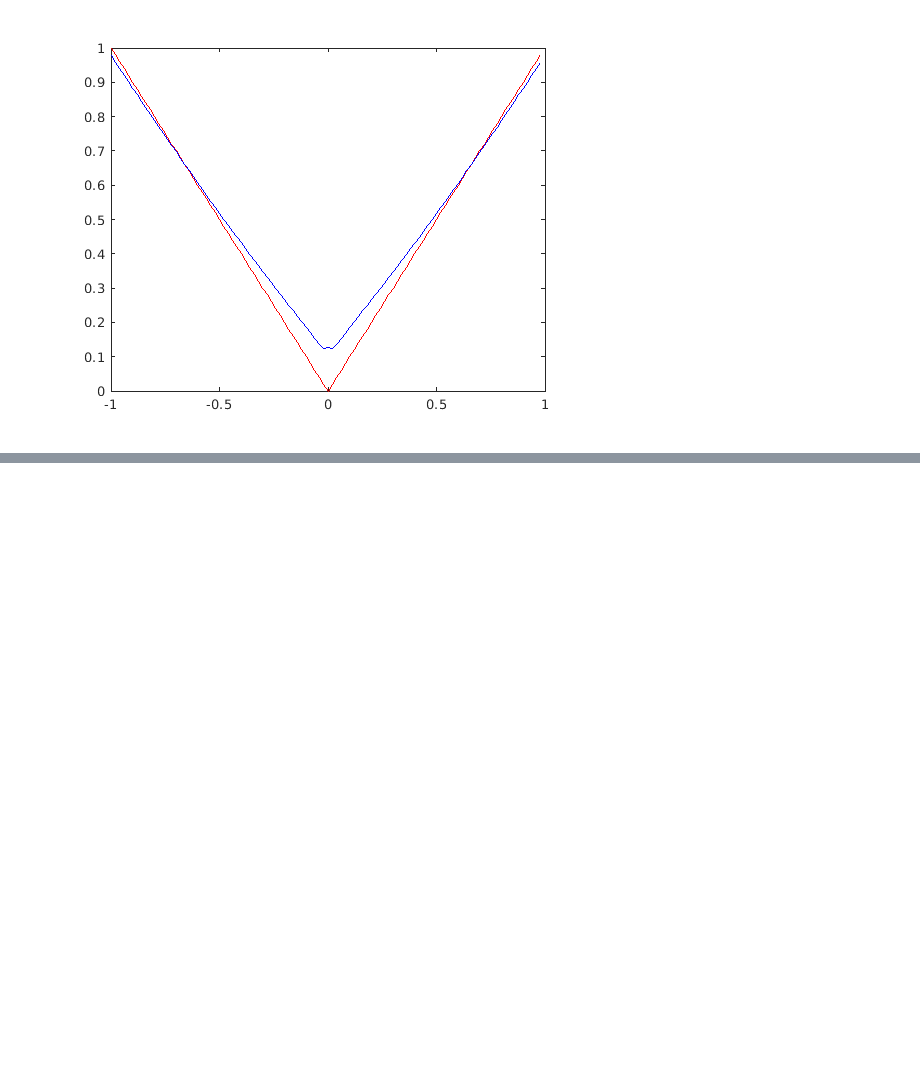
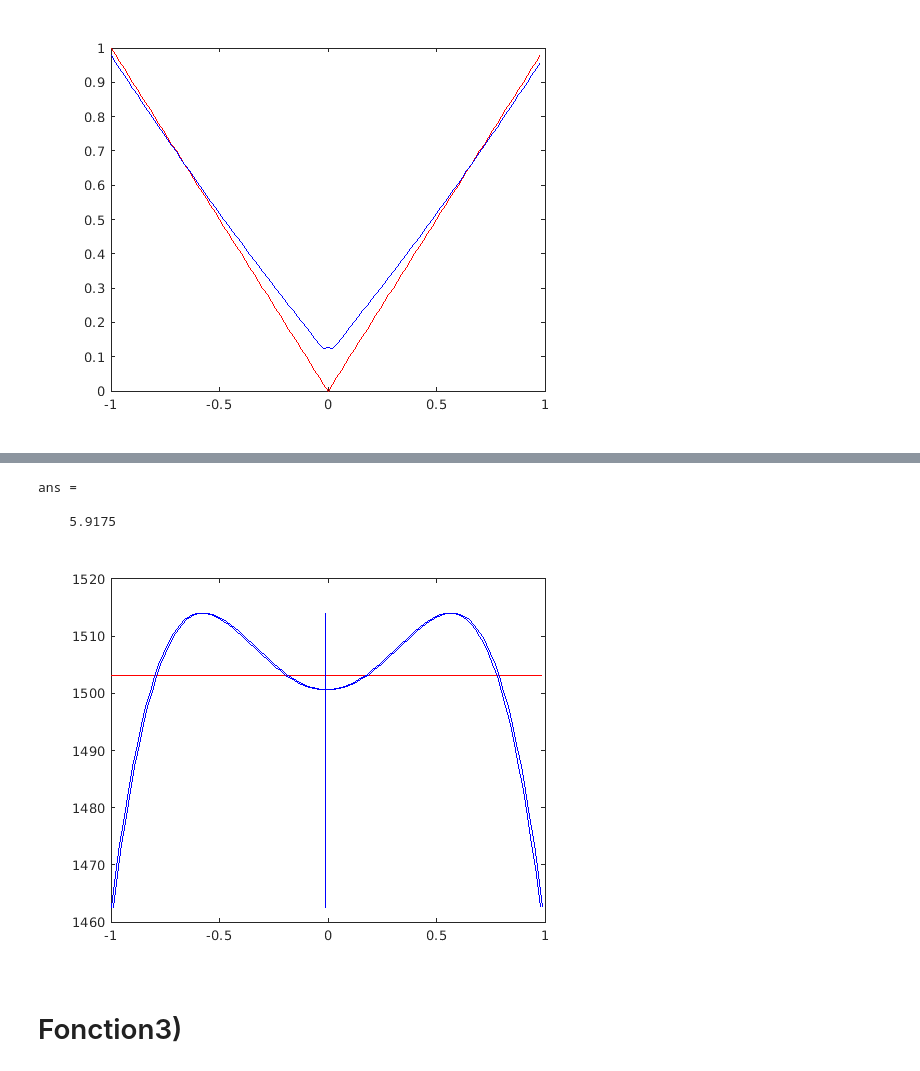
Before and after one commit to akram-elgh/Master-AIDC, a Jupyter notebook: ML/TP2/TP2.ipynb, the cells around one changed output, grey strips where cells are left out. Cells and saved outputs as stored; diff of their text form; code cells hidden in the pictures; blank space fills up the shorter version.

Commit message:
Changement et test des paramètres :   - L'ajout des autres fonctions.   - Modification des noyaux.   - Modification des modèles.

```diff
--- a/ML/TP2/TP2.ipynb
+++ b/ML/TP2/TP2.ipynb
@@ -297,0 +388,18 @@ Warning: Imaginary parts of complex X and/or Y arguments ignored.
+# %%
+min_err = 0;
+opt_omega = zeros(n2, 1);
+min_err = find(err == min(err));
+opt_omega = hist_omega(:, min_err);
+J(opt_omega, y_train)
+y_predit = f(opt_omega);
+plot(X_train, y_train, 'r')
+hold on
+plot(X_train, y_predit, 'b')
+hold off
+# %% [output]
+ans =
+
+    5.9175
+[figure, added]
+# %% [markdown]
+# Fonction3)
```
Also changed, not shown: parts of 32 cells of this notebook, 2 other files.
